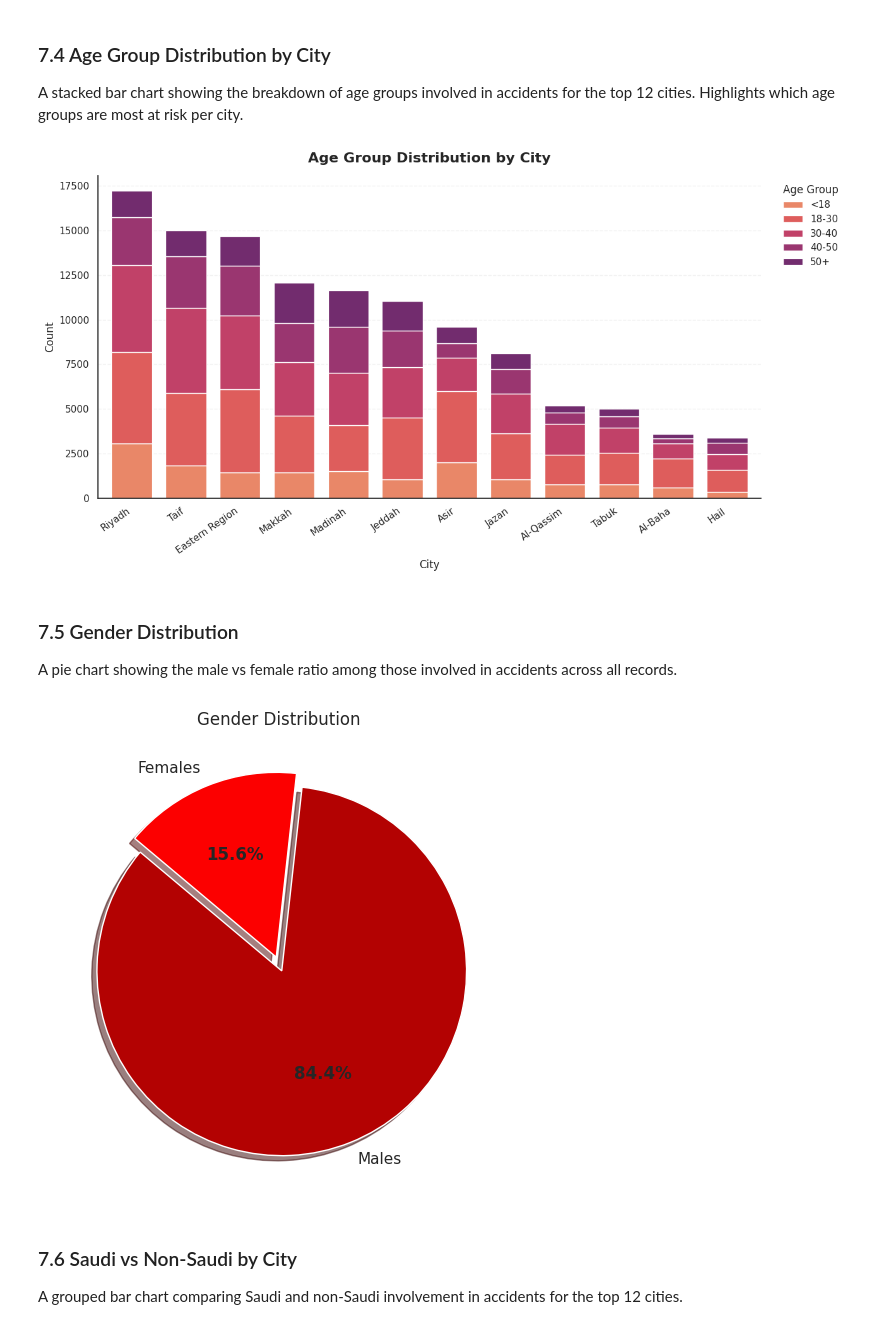
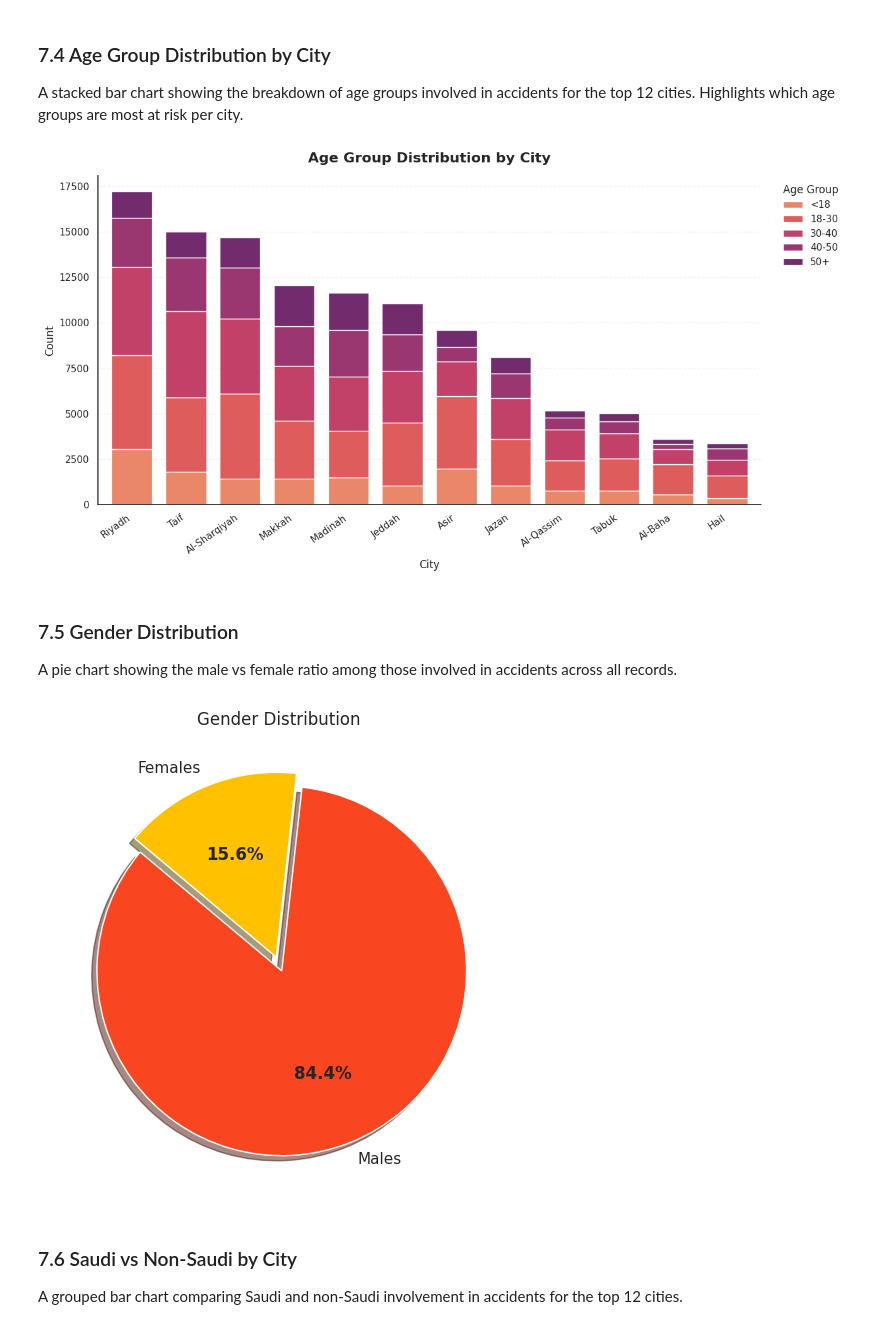
Before and after one commit to Nawaf-Alorabi/EDA-Project, a Jupyter notebook: EDA_Project_Code.ipynb, the cells around one changed output. Cells and saved outputs as stored; diff of their text form; code cells hidden in the pictures.

Commit message:
fix color

```diff
--- a/EDA_Project_Code.ipynb
+++ b/EDA_Project_Code.ipynb
@@ -139,9 +133,9 @@ Columns renamed
 df['city'] = df['city'].replace({
     'الرياض'          : 'Riyadh',
     'جده'             : 'Jeddah',
-    'المدينه المنوره' : 'Madinah',
-    'الشرقيه'         : 'Eastern Region',
-    'الحدود الشماليه' : 'Northern Borders',
+    'المدينه المنوره': 'Madinah',
+    'الشرقيه'         : 'Al-Sharqiyah',
+    'الحدود الشماليه': 'Northern Borders',
     'تبوك'            : 'Tabuk',
     'الجوف'           : 'Al-Jouf',
     'حائل'            : 'Hail',
@@ -401,37 +395,37 @@ ax.legend(title='Age Group', bbox_to_anchor=(1.02, 1), loc='upper left', frameon
 plt.tight_layout()
 plt.show()
 # %% [output]
-[figure, old version]
+[figure, new version]
 # %% [markdown]
 ### 7.5 Gender Distribution
 A pie chart showing the male vs female ratio among those involved in accidents across all records.
 # %%
 gender_totals = df[['males', 'females']].sum()
 
 fig, ax = plt.subplots(figsize=(8,6))
 
-colors = ['#b30202', '#fc0000']   # أحمر + أحمر فاتح
+colors = ['#FA4620', '#FFC100']   # أحمر + أحمر فاتح
 
 wedges, texts, autotexts = ax.pie(
     gender_totals,
     labels=['Males', 'Females'],
     autopct='%1.1f%%',
     startangle=140,
     colors=colors,
     explode=(0.04, 0.04),
     shadow=True
 )
 
 # جعل الأرقام Bold
 for t in autotexts:
     t.set_fontweight('bold')
     t.set_fontsize(12)
 
 ax.set_title('Gender Distribution')
 
 plt.show()
 # %% [output]
-[figure, old version]
+[figure, new version]
 # %% [markdown]
 ### 7.6 Saudi vs Non-Saudi by City
 A grouped bar chart comparing Saudi and non-Saudi involvement in accidents for the top 12 cities.
```
Also changed, not shown: parts of 13 cells of this notebook.
